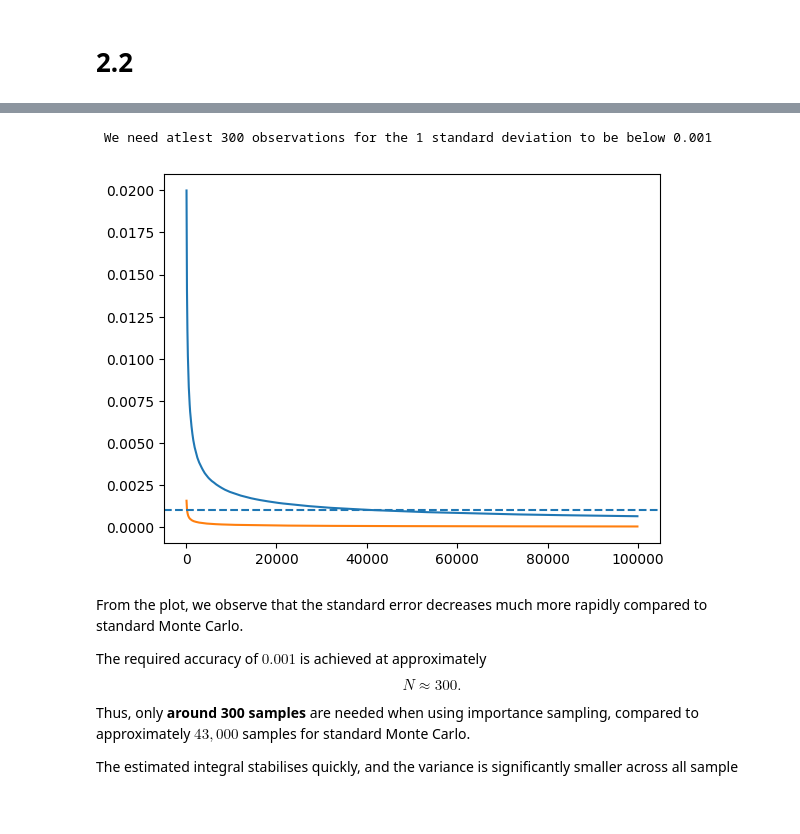
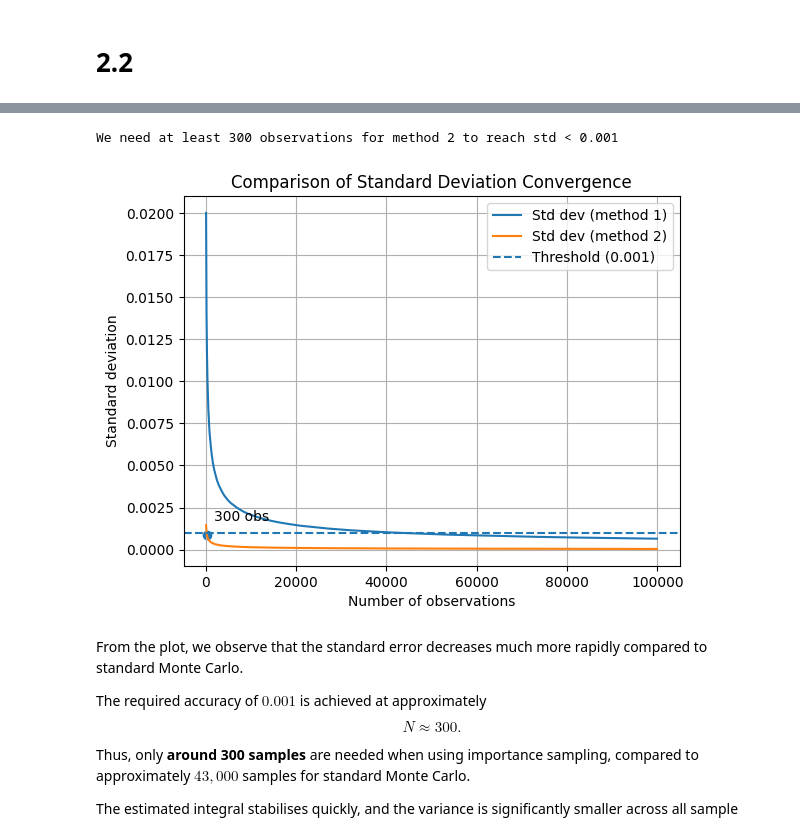
Before and after one commit to math869c/ST463_project, a Jupyter notebook: question_2.ipynb, the cells around one changed output, grey strips where cells are left out. Drawn from its saved outputs; the diff is of its cells as text; code cells hidden in the pictures; blank space fills up the shorter version.

```diff
--- a/question_2.ipynb
+++ b/question_2.ipynb
@@ -104,13 +117,13 @@ $$
 # %%
-def f_fct(X):
-    return 6*X*(1-X)
+def f_fct(Z):
+    return 6*Z*(1-Z)
 # draw from beta-distribution now
-X = rng.beta(2,2,size=N)
-w = g_fct(X)/f_fct(X)
+Z = rng.beta(2,2,size=N)
+I_is = g_fct(Z)/f_fct(Z)
 step = int(N/1000)
 x_axis = list(range(step,N,step))
 std_list_1 = []
 std_list_2 = []
 for i in x_axis:
     std_list_1.append(MC_est(trans[:i])[1])
-    std_list_2.append(MC_est(w[:i])[1])
+    std_list_2.append(MC_est(I_is[:i])[1])
@@ -132,12 +130,31 @@ $$
 # %%
-plt.plot(x_axis, std_list_1)
-plt.plot(x_axis, std_list_2)
-plt.axhline(0.001, linestyle='--')
-ind = np.where(np.array(std_list_2)<0.001)[0][0]
-print(f' We need atlest {x_axis[ind]} observations for the 1 standard deviation to be below 0.001')
+x_axis = np.array(x_axis)
+std1 = np.array(std_list_1)
+std2 = np.array(std_list_2)
+threshold = 0.001
+ind = np.where(std2 < threshold)[0][0]
+
+plt.figure()
+plt.plot(x_axis, std1, label="Std dev (method 1)")
+plt.plot(x_axis, std2, label="Std dev (method 2)")
+plt.axhline(threshold, linestyle='--', label="Threshold (0.001)")
+plt.scatter(x_axis[ind], std2[ind])
+plt.annotate(
+    f"{x_axis[ind]} obs",
+    (x_axis[ind], std2[ind]),
+    textcoords="offset points",
+    xytext=(5,10)
+)
+plt.xlabel("Number of observations")
+plt.ylabel("Standard deviation")
+plt.title("Comparison of Standard Deviation Convergence")
+plt.grid(True)
+plt.legend()
+print(f"We need at least {x_axis[ind]} observations for method 2 to reach std < {threshold}")
+plt.show()
 # %% [output]
- We need atlest 300 observations for the 1 standard deviation to be below 0.001
+We need at least 300 observations for method 2 to reach std < 0.001
-[figure, old version]
+[figure, new version]
 # %% [markdown]
 From the plot, we observe that the standard error decreases much more rapidly compared to standard Monte Carlo.
 
```
Also changed, not shown: parts of 6 cells of this notebook.
